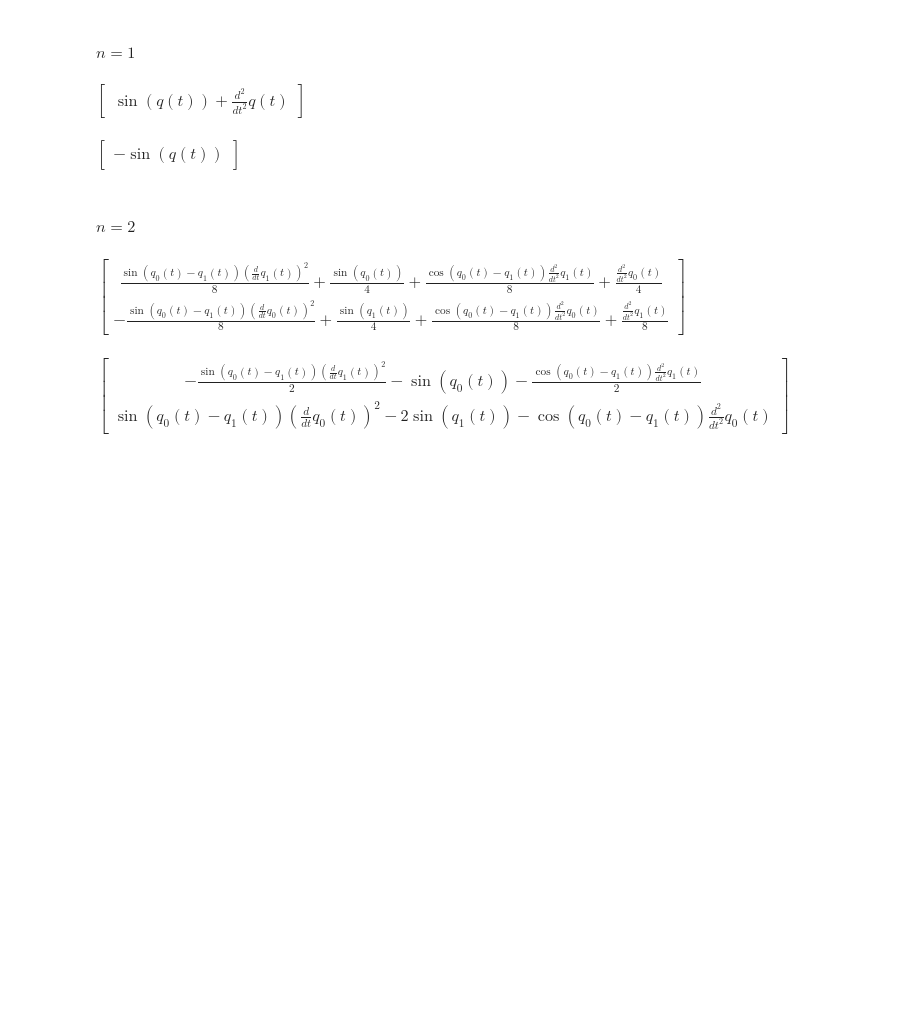
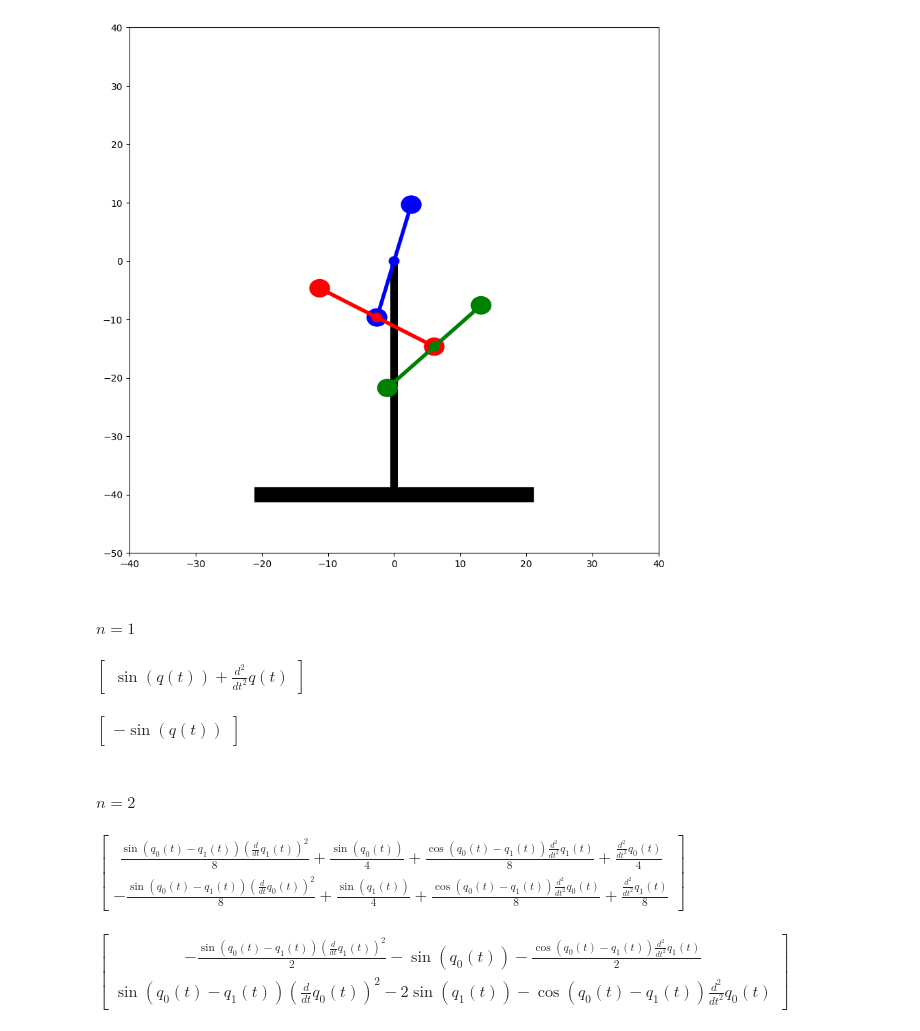
Before and after one commit to ethank5149/PyPendula, a Jupyter notebook: PyPendula.ipynb, the cells around one changed output. Saved outputs shown, nothing was run; the diff lists cells and outputs as text; code cells hidden in the pictures; blank space fills up the shorter version.

```diff
--- a/PyPendula.ipynb
+++ b/PyPendula.ipynb
@@ -1,3 +12,56 @@
+# %%
+import numpy as np
+from matplotlib import pyplot as plt
+from matplotlib.patches import Rectangle, Circle
+
+
+THETA_1 = -15
+THETA_2 =  60
+THETA_3 = -45
+L = 20
+ROD_RADIUS = 0.5
+MASS_RADIUS = 1.5
+
+fig, ax = plt.subplots(figsize=(10, 10))
+ax.set_xlim([-2 * L, 2 * L])
+ax.set_ylim([-2.5 * L, 2 * L])
+
+xy_base_bottom       = [                                                           0,                                                       -2 * L]
+xy_base_bottom_left  = [                                                          -L,                                                       -2 * L]
+xy_base_bottom_right = [                                                           L,                                                       -2 * L]
+xy_pendula_1_top     = [                       - L * np.sin(np.deg2rad(THETA_1)) / 2,                          L * np.cos(np.deg2rad(THETA_1)) / 2]
+xy_pendula_1_bottom  = [                         L * np.sin(np.deg2rad(THETA_1)) / 2,                        - L * np.cos(np.deg2rad(THETA_1)) / 2]
+xy_pendula_2_top     = [xy_pendula_1_bottom[0] - L * np.sin(np.deg2rad(THETA_2)) / 2, xy_pendula_1_bottom[1] + L * np.cos(np.deg2rad(THETA_2)) / 2]
+xy_pendula_2_bottom  = [xy_pendula_1_bottom[0] + L * np.sin(np.deg2rad(THETA_2)) / 2, xy_pendula_1_bottom[1] - L * np.cos(np.deg2rad(THETA_2)) / 2]
+xy_pendula_3_top     = [xy_pendula_2_bottom[0] - L * np.sin(np.deg2rad(THETA_3)) / 2, xy_pendula_2_bottom[1] + L * np.cos(np.deg2rad(THETA_3)) / 2]
+xy_pendula_3_bottom  = [xy_pendula_2_bottom[0] + L * np.sin(np.deg2rad(THETA_3)) / 2, xy_pendula_2_bottom[1] - L * np.cos(np.deg2rad(THETA_3)) / 2]
+
+# Support
+ax.vlines(xy_base_bottom[0], xy_base_bottom[0], xy_base_bottom[1], lw=8, colors='black', zorder=1)
+ax.plot([xy_base_bottom_left[0], xy_base_bottom_right[0]], [xy_base_bottom_left[1], xy_base_bottom_right[1]], lw=16, color='black', zorder=1)
+
+# Rods
+ax.plot([xy_pendula_1_top[0], xy_pendula_1_bottom[0]], [xy_pendula_1_top[1], xy_pendula_1_bottom[1]], lw=4, color='blue',  zorder=2)
+ax.plot([xy_pendula_2_top[0], xy_pendula_2_bottom[0]], [xy_pendula_2_top[1], xy_pendula_2_bottom[1]], lw=4, color='red',   zorder=3)
+ax.plot([xy_pendula_3_top[0], xy_pendula_3_bottom[0]], [xy_pendula_3_top[1], xy_pendula_3_bottom[1]], lw=4, color='green', zorder=4)
+
+# Masses
+ax.add_patch(Circle(xy_pendula_1_top,    radius=MASS_RADIUS, color='blue',  zorder=2))
+ax.add_patch(Circle(xy_pendula_1_bottom, radius=MASS_RADIUS, color='blue',  zorder=2))
+ax.add_patch(Circle(xy_pendula_2_top,    radius=MASS_RADIUS, color='red',   zorder=3))
+ax.add_patch(Circle(xy_pendula_2_bottom, radius=MASS_RADIUS, color='red',   zorder=3))
+ax.add_patch(Circle(xy_pendula_3_top,    radius=MASS_RADIUS, color='green', zorder=4))
+ax.add_patch(Circle(xy_pendula_3_bottom, radius=MASS_RADIUS, color='green', zorder=4))
+
+# Pins
+ax.add_patch(Circle(             [0, 0], radius=MASS_RADIUS/2, color='blue',  zorder=2))
+ax.add_patch(Circle(xy_pendula_1_bottom, radius=MASS_RADIUS/2, color='red',   zorder=3))
+ax.add_patch(Circle(xy_pendula_2_bottom, radius=MASS_RADIUS/2, color='green', zorder=4))
+
+# plt.grid()
+plt.show()
+# %% [output]
+[figure, added]
 # %%
 from pypendula import PyPendula
 # %% [markdown]
```
Also changed, not shown: parts of 3 cells of this notebook, 2 other files.
